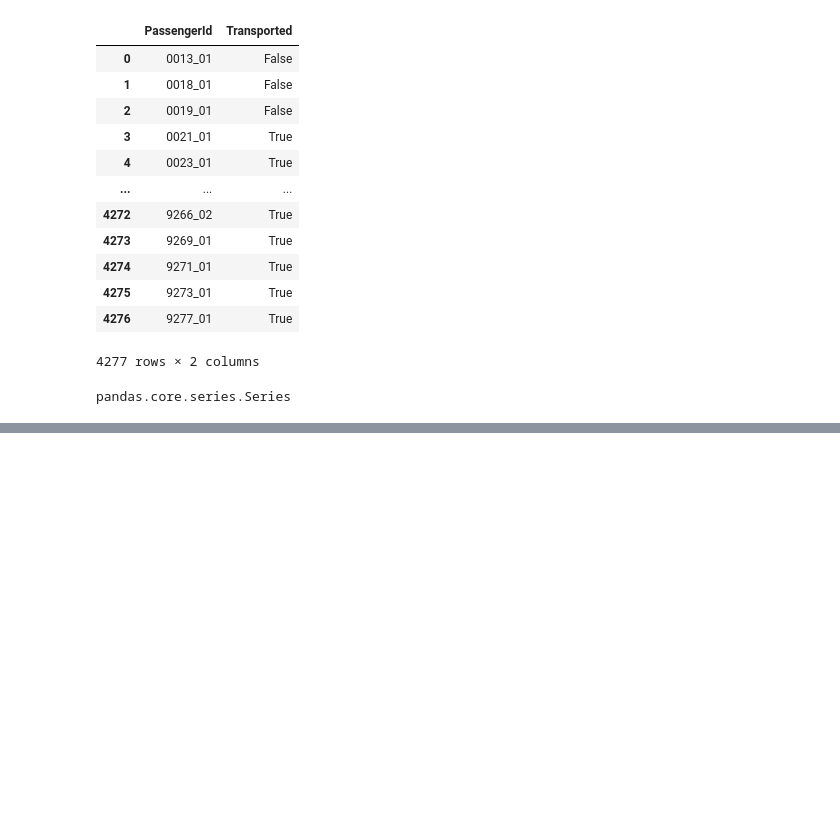
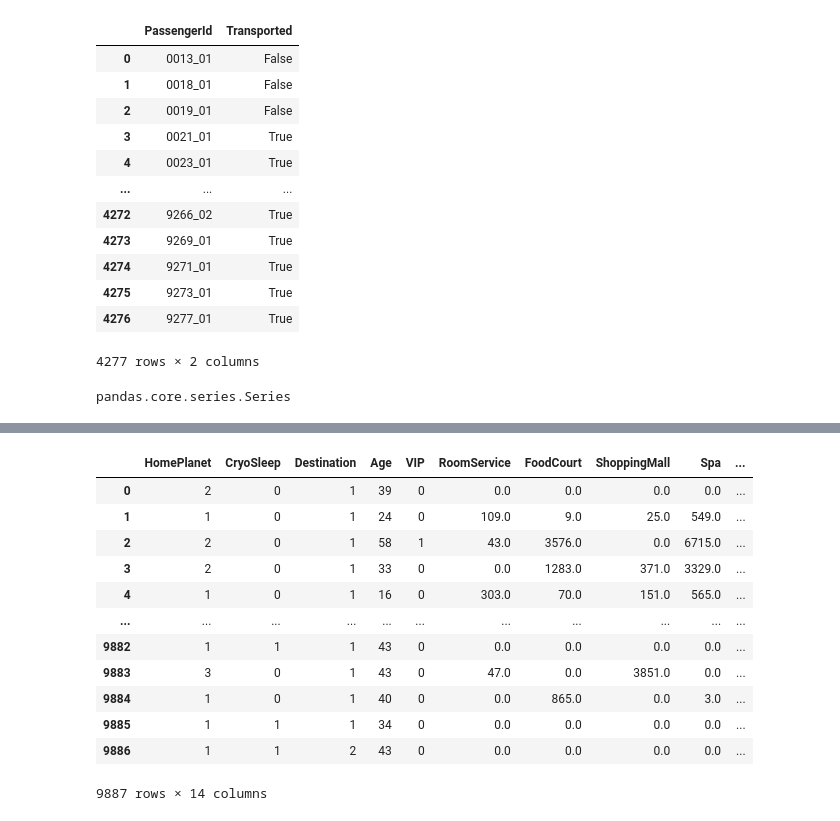
Before and after one commit to sameerk126/100-Days-Of-ML, a Jupyter notebook: Day - 5/spaceship eda.ipynb, the cells around one changed output, grey strips where cells are left out. Drawn from its saved outputs; the diff is of its cells as text; code cells hidden in the pictures; blank space fills up the shorter version.

```diff
--- a/Day - 5/spaceship eda.ipynb
+++ b/Day - 5/spaceship eda.ipynb
@@ -644,0 +681,20 @@ pandas.core.series.Series
+# %%
+df = pd.read_csv("Datasets/space_cleaned_drop.csv")
+# %%
+df.drop('Unnamed: 0',axis = 1,inplace = True)
+# %%
+df
+# %% [output]
+|  | HomePlanet | CryoSleep | Destination | Age | VIP | RoomService | FoodCourt | ShoppingMall | Spa | ... |
+| 0 | 2 | 0 | 1 | 39 | 0 | 0.0 | 0.0 | 0.0 | 0.0 | ... |
+| 1 | 1 | 0 | 1 | 24 | 0 | 109.0 | 9.0 | 25.0 | 549.0 | ... |
+| 2 | 2 | 0 | 1 | 58 | 1 | 43.0 | 3576.0 | 0.0 | 6715.0 | ... |
+| 3 | 2 | 0 | 1 | 33 | 0 | 0.0 | 1283.0 | 371.0 | 3329.0 | ... |
+| 4 | 1 | 0 | 1 | 16 | 0 | 303.0 | 70.0 | 151.0 | 565.0 | ... |
+| ... | ... | ... | ... | ... | ... | ... | ... | ... | ... | ... |
+| 9882 | 1 | 1 | 1 | 43 | 0 | 0.0 | 0.0 | 0.0 | 0.0 | ... |
+| 9883 | 3 | 0 | 1 | 43 | 0 | 47.0 | 0.0 | 3851.0 | 0.0 | ... |
+| 9884 | 1 | 0 | 1 | 40 | 0 | 0.0 | 865.0 | 0.0 | 3.0 | ... |
+| 9885 | 1 | 1 | 1 | 34 | 0 | 0.0 | 0.0 | 0.0 | 0.0 | ... |
+| 9886 | 1 | 1 | 2 | 43 | 0 | 0.0 | 0.0 | 0.0 | 0.0 | ... |
+9887 rows × 14 columns
```
Also changed, not shown: parts of 46 cells of this notebook, 4 other files.
